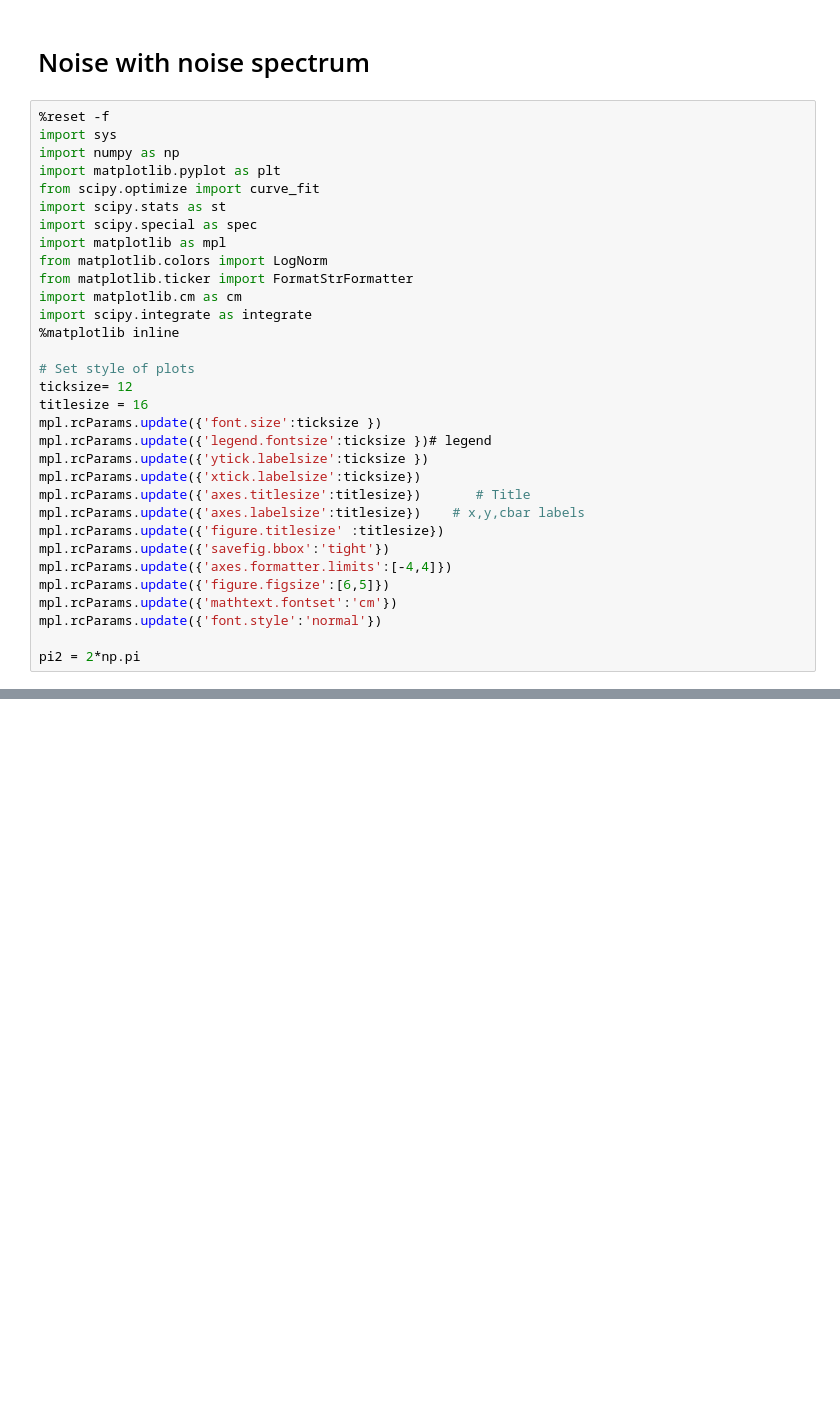
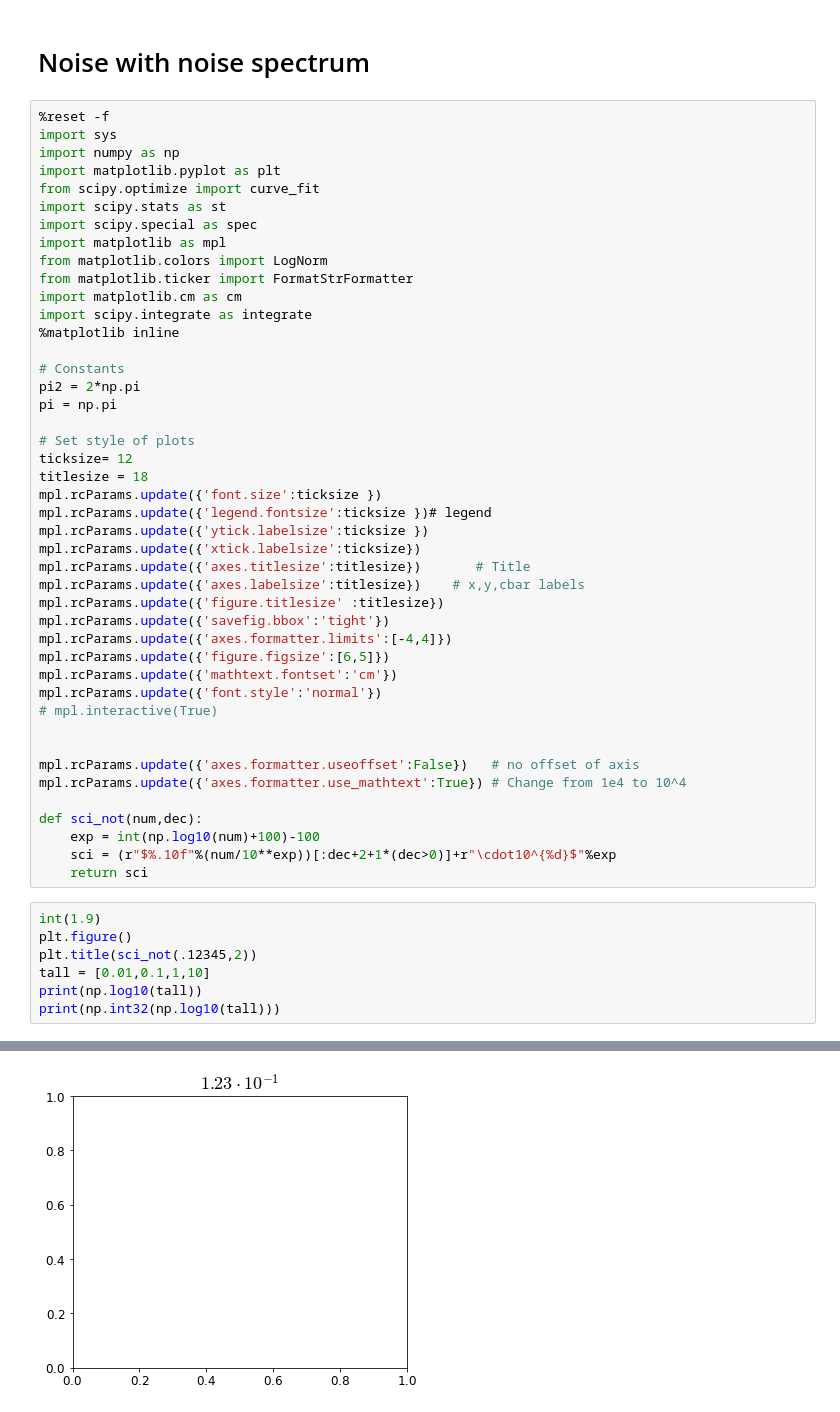
Before and after one commit to sondrevf/Ipython_Cern, a Jupyter notebook: Noise.ipynb, the cells around one changed output, grey strips where cells are left out. Saved outputs shown, nothing was run; the diff lists cells and outputs as text; blank space fills up the shorter version.

```diff
--- a/Noise.ipynb
+++ b/Noise.ipynb
@@ -15,9 +15,13 @@ import matplotlib.cm as cm
 import scipy.integrate as integrate
 %matplotlib inline
 
+# Constants
+pi2 = 2*np.pi
+pi = np.pi
+
 # Set style of plots
 ticksize= 12
-titlesize = 16
+titlesize = 18
 mpl.rcParams.update({'font.size':ticksize })
 mpl.rcParams.update({'legend.fontsize':ticksize })# legend
 mpl.rcParams.update({'ytick.labelsize':ticksize })
@@ -30,5 +34,21 @@ mpl.rcParams.update({'axes.formatter.limits':[-4,4]})
 mpl.rcParams.update({'figure.figsize':[6,5]})
 mpl.rcParams.update({'mathtext.fontset':'cm'})
 mpl.rcParams.update({'font.style':'normal'})
+# mpl.interactive(True)
 
-pi2 = 2*np.pi
+
+mpl.rcParams.update({'axes.formatter.useoffset':False})   # no offset of axis
+mpl.rcParams.update({'axes.formatter.use_mathtext':True}) # Change from 1e4 to 10^4
+
+def sci_not(num,dec):
+    exp = int(np.log10(num)+100)-100
+    sci = (r"$%.10f"%(num/10**exp))[:dec+2+1*(dec>0)]+r"\cdot10^{%d}$"%exp
+    return sci
+# %%
+int(1.9)
+plt.figure()
+plt.title(sci_not(.12345,2))
+tall = [0.01,0.1,1,10]
+print(np.log10(tall))
+print(np.int32(np.log10(tall)))
+# %% [output]
@@ -35,3 +57,4 @@ pi2 = 2*np.pi
+[figure, added]
 # %%
 N=1e5+1
 
```
Also changed, not shown: parts of 12 cells of this notebook, 4 other files.
